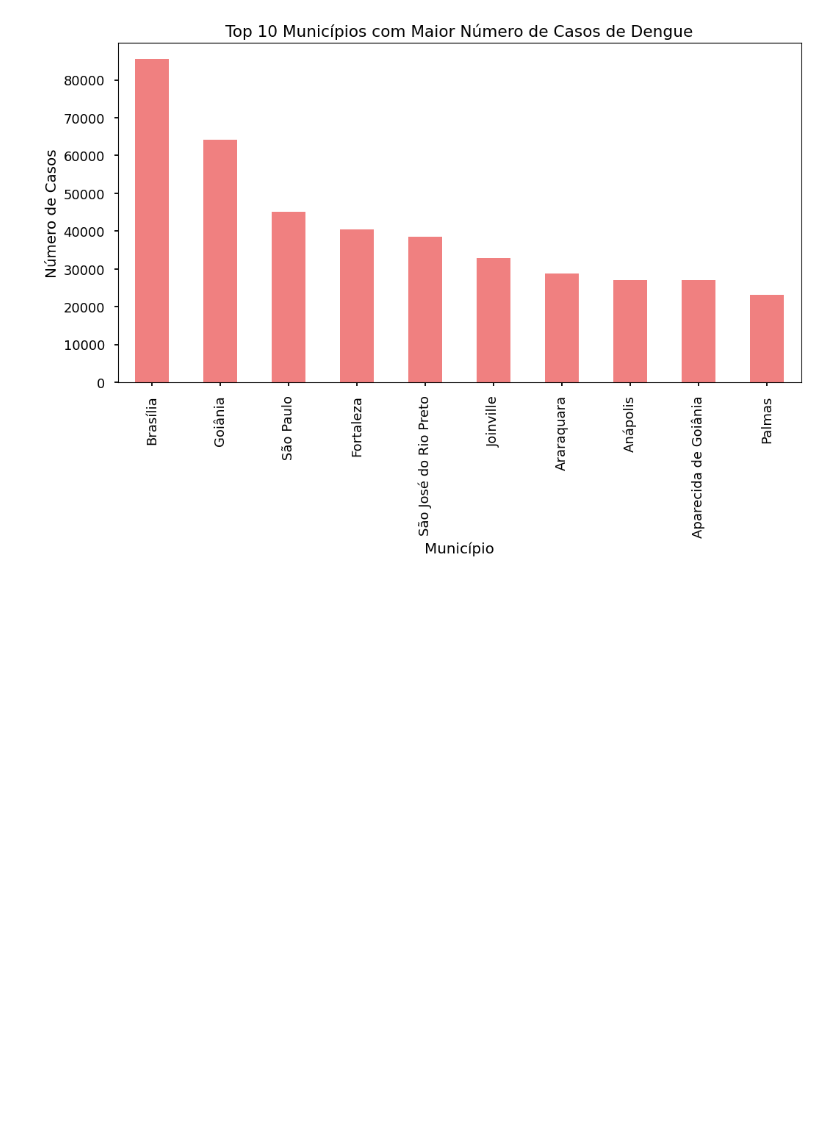
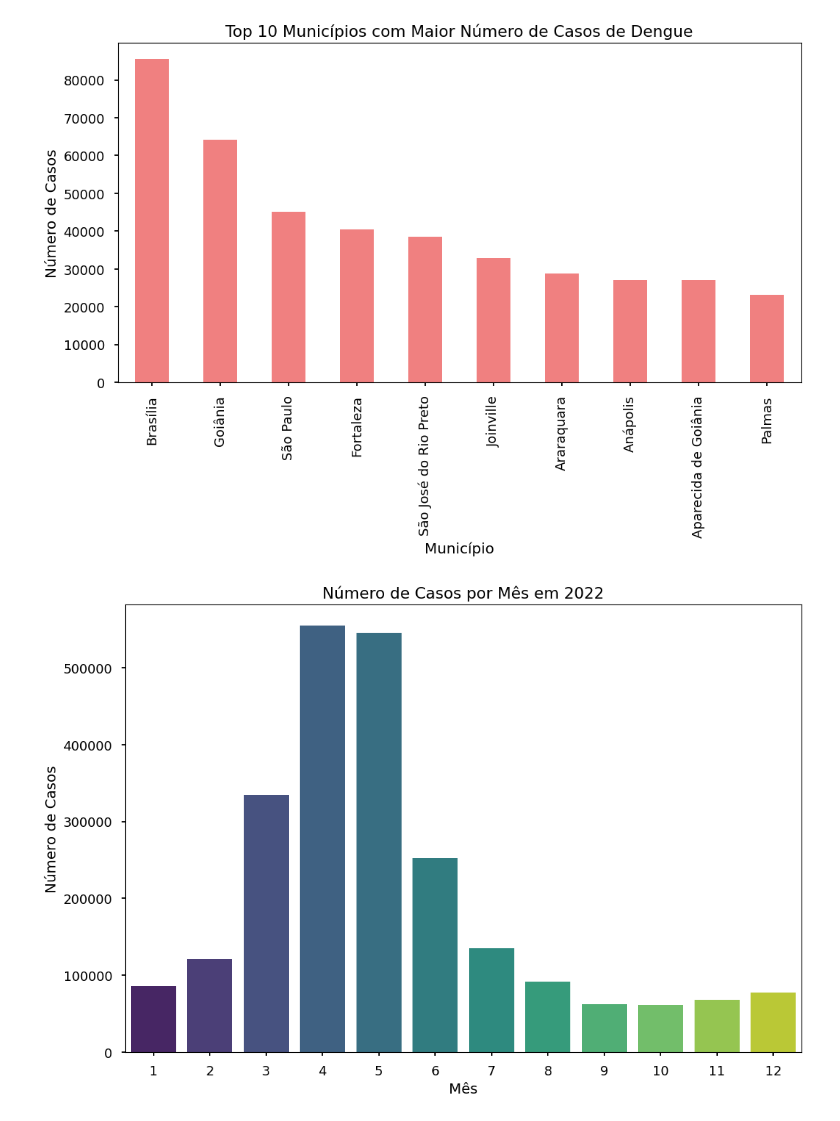
Before and after one commit to IgorNascimentoDEV/1-Projeto-Dengue-2022, a Jupyter notebook: projeto_PUC.ipynb, the cells around one changed output. Saved outputs shown, nothing was run; the diff lists cells and outputs as text; code cells hidden in the pictures; blank space fills up the shorter version.

```diff
--- a/projeto_PUC.ipynb
+++ b/projeto_PUC.ipynb
@@ -683,3 +698,22 @@ plt.ylabel('Número de Casos')
 plt.show()
 # %% [output]
 [figure]
+# %%
+# Supondo que você tenha uma coluna 'Data de Notificação' no formato datetime
+dados_final['Data de Notificação'] = pd.to_datetime(dados_final['Data de Notificação'])
+
+# Criar uma coluna com o mês da notificação
+dados_final['Mes_Notificacao'] = dados_final['Data de Notificação'].dt.month
+
+# Calcular a contagem de casos por mês
+contagem_casos_por_mes = dados_final['Mes_Notificacao'].value_counts()
+
+# Criar o gráfico de barras
+plt.figure(figsize=(12, 8))
+sns.barplot(x=contagem_casos_por_mes.index, y=contagem_casos_por_mes.values, palette='viridis')
+plt.title('Número de Casos por Mês em 2022')
+plt.xlabel('Mês')
+plt.ylabel('Número de Casos')
+plt.show()
+# %% [output]
+[figure, added]
```
Also changed, not shown: parts of 7 cells of this notebook.
